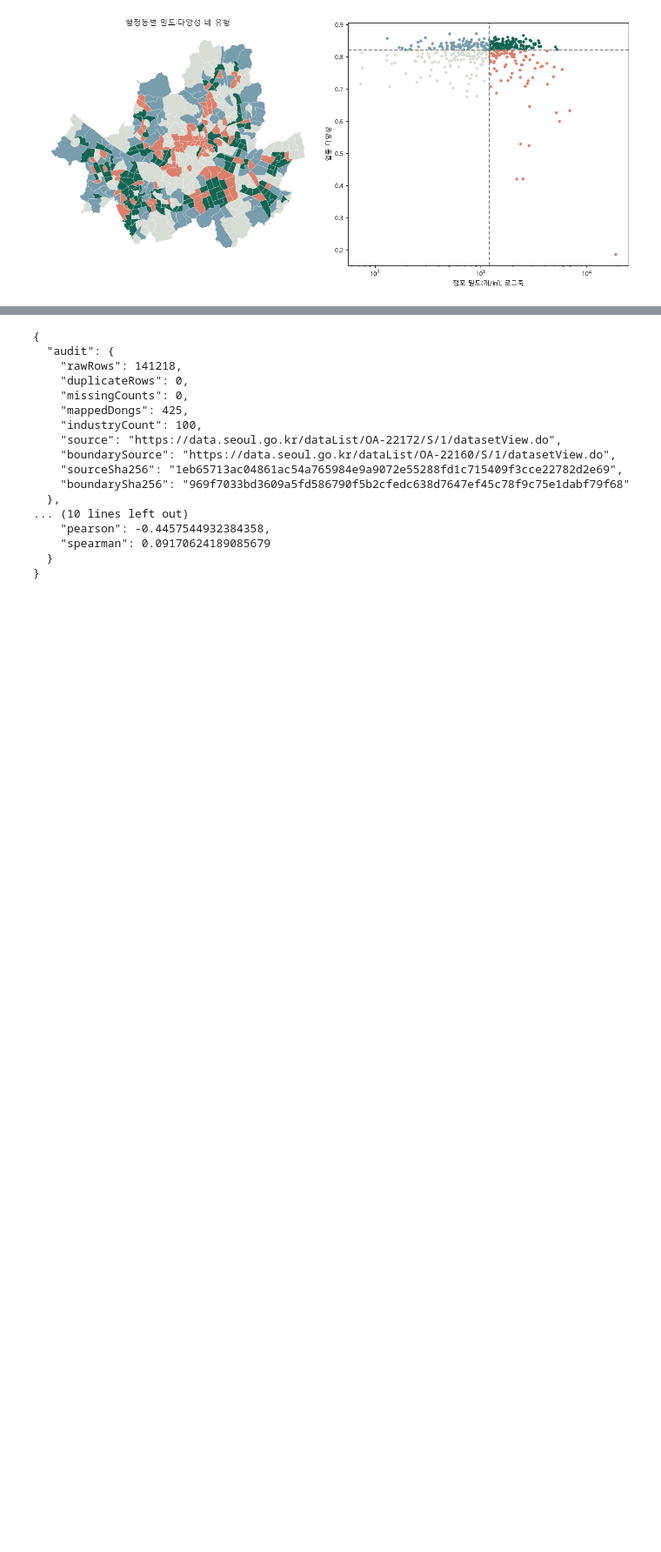
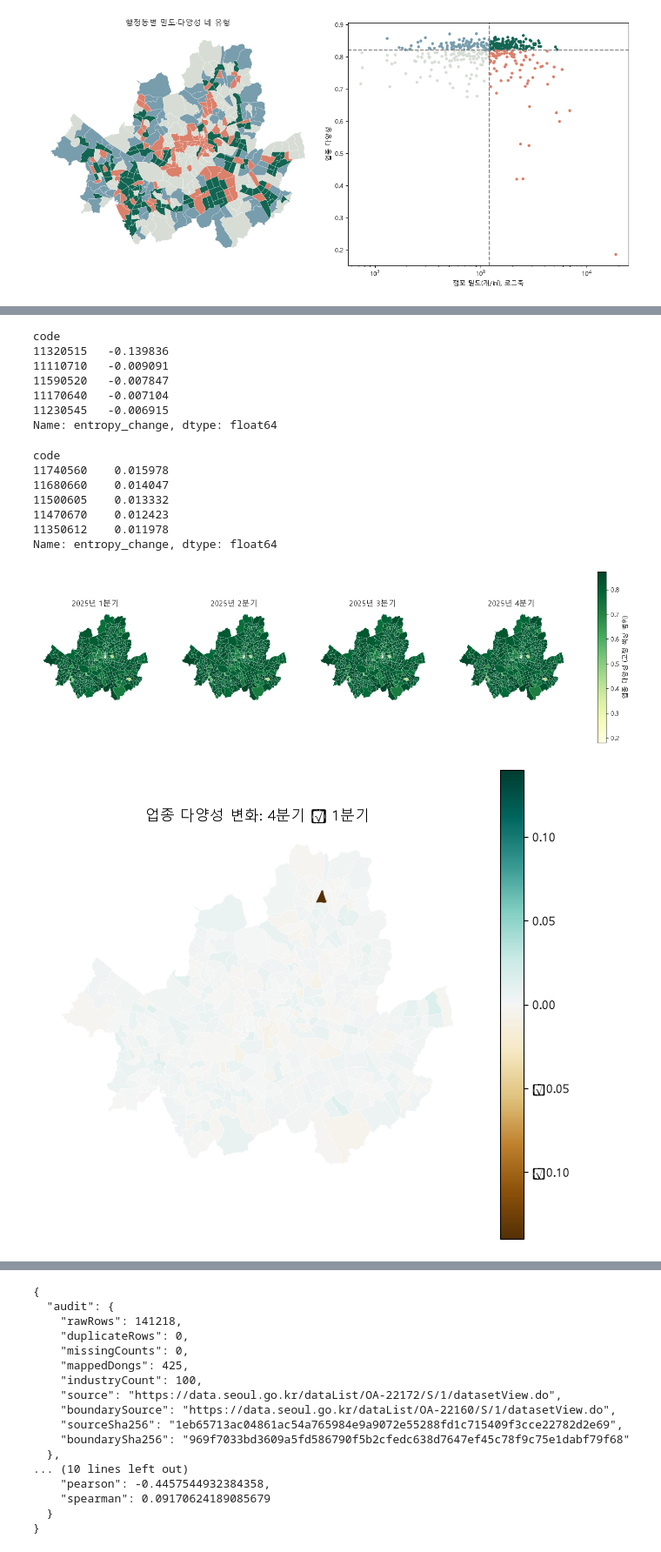
Before and after one commit to 5ykim/seoul-store-atlas, a Jupyter notebook: analysis.ipynb, the cells around one changed output, grey strips where cells are left out. Shown at 87% size. Drawn from its saved outputs; the diff is of its cells as text; code cells hidden in the pictures; blank space fills up the shorter version.

```diff
--- a/analysis.ipynb
+++ b/analysis.ipynb
@@ -125,0 +128,12 @@ plt.tight_layout(); plt.show()
+# %%
+quarters = ['20251', '20252', '20253', '20254']
+annual = results[results['quarter'] == 'annual'].copy()
+display(annual.sort_values('density', ascending=False).head(10))
+print('서울 분기 평균 점포 수:', data['annual']['total'])
+print('연간 대표 밀도 중앙값:', data['annual']['medianDensity'])
+print('연간 대표 다양성 중앙값:', data['annual']['medianEntropy'])
+i = next(i for i,d in enumerate(data['dongs']) if d['code'] == code)
+mean_counts = [sum(data['quarters'][q]['counts'][i][k] for q in quarters)/4 for k in range(100)]
+print('신당동 업종별 평균에서 재계산:', diversity(mean_counts))
+print('신당동 분기별 지수의 평균:', sum(data['quarters'][q]['rows'][i]['entropy'] for q in quarters)/4)
+assert abs(diversity(mean_counts)-data['annual']['rows'][i]['entropy']) < 1e-7
@@ -126 +160,41 @@ plt.tight_layout(); plt.show()
+# %%
+from matplotlib.colors import Normalize, TwoSlopeNorm
+first = results[results['quarter'] == '20251'].set_index('code')
+last = results[results['quarter'] == '20254'].set_index('code')
+change = (last['entropy']-first['entropy']).rename('entropy_change')
+display(change.sort_values().head(5))
+display(change.sort_values(ascending=False).head(5))
+vmin = results.loc[results['quarter'] != 'annual', 'entropy'].min()
+vmax = results.loc[results['quarter'] != 'annual', 'entropy'].max()
+fig, axes = plt.subplots(1, 4, figsize=(16, 5))
+for q, ax in zip(quarters, axes):
+    values = results[results['quarter'] == q]
+    layer = boundary.merge(values, left_on='ADSTRD_CD', right_on='code', validate='one_to_one')
+    layer.plot(column='entropy', cmap='YlGn', vmin=vmin, vmax=vmax, ax=ax, edgecolor='white', linewidth=0.15)
+    ax.set_title(f'2025년 {q[-1]}분기'); ax.set_axis_off()
+fig.colorbar(plt.cm.ScalarMappable(norm=Normalize(vmin,vmax), cmap='YlGn'), ax=axes, fraction=0.015, label='업종 다양성 (고정 색상 범위)')
+plt.show()
+layer = boundary.merge(change, left_on='ADSTRD_CD', right_index=True, validate='one_to_one')
+fig, ax = plt.subplots(figsize=(8,7))
+limit = max(abs(change.min()),abs(change.max()))
+layer.plot(column='entropy_change', cmap='BrBG', norm=TwoSlopeNorm(vmin=-limit,vcenter=0,vmax=limit), ax=ax, edgecolor='white', linewidth=0.2, legend=True)
+ax.set_title('업종 다양성 변화: 4분기 − 1분기'); ax.set_axis_off()
+plt.show()
+# %% [output]
+code
+11320515   -0.139836
+11110710   -0.009091
+11590520   -0.007847
+11170640   -0.007104
+11230545   -0.006915
+Name: entropy_change, dtype: float64
+code
+11740560    0.015978
+11680660    0.014047
+11500605    0.013332
+11470670    0.012423
+11350612    0.011978
+Name: entropy_change, dtype: float64
+[figure, added]
+[figure, added]
 # %% [markdown]
```
Also changed, not shown: parts of 6 cells of this notebook, 15 other files.
